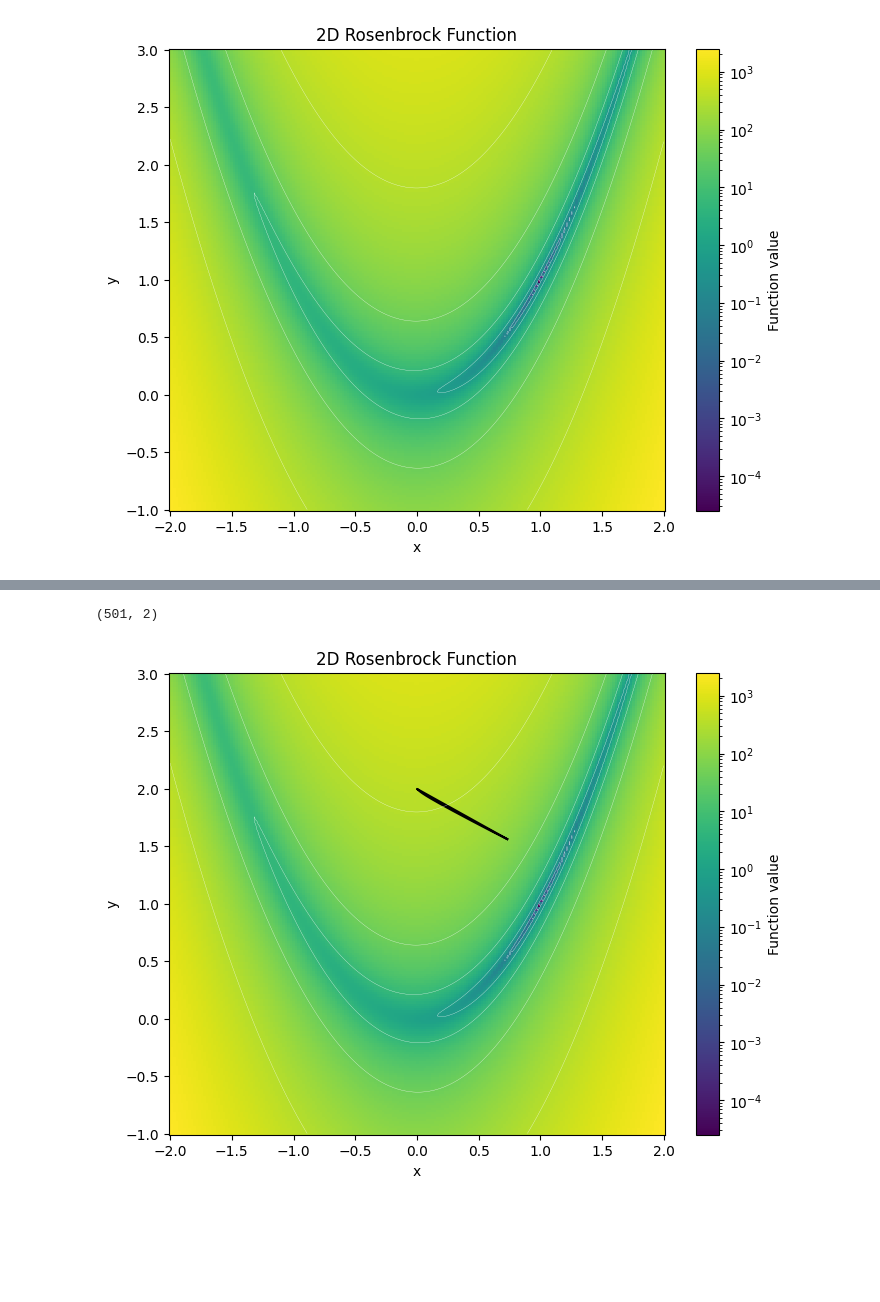
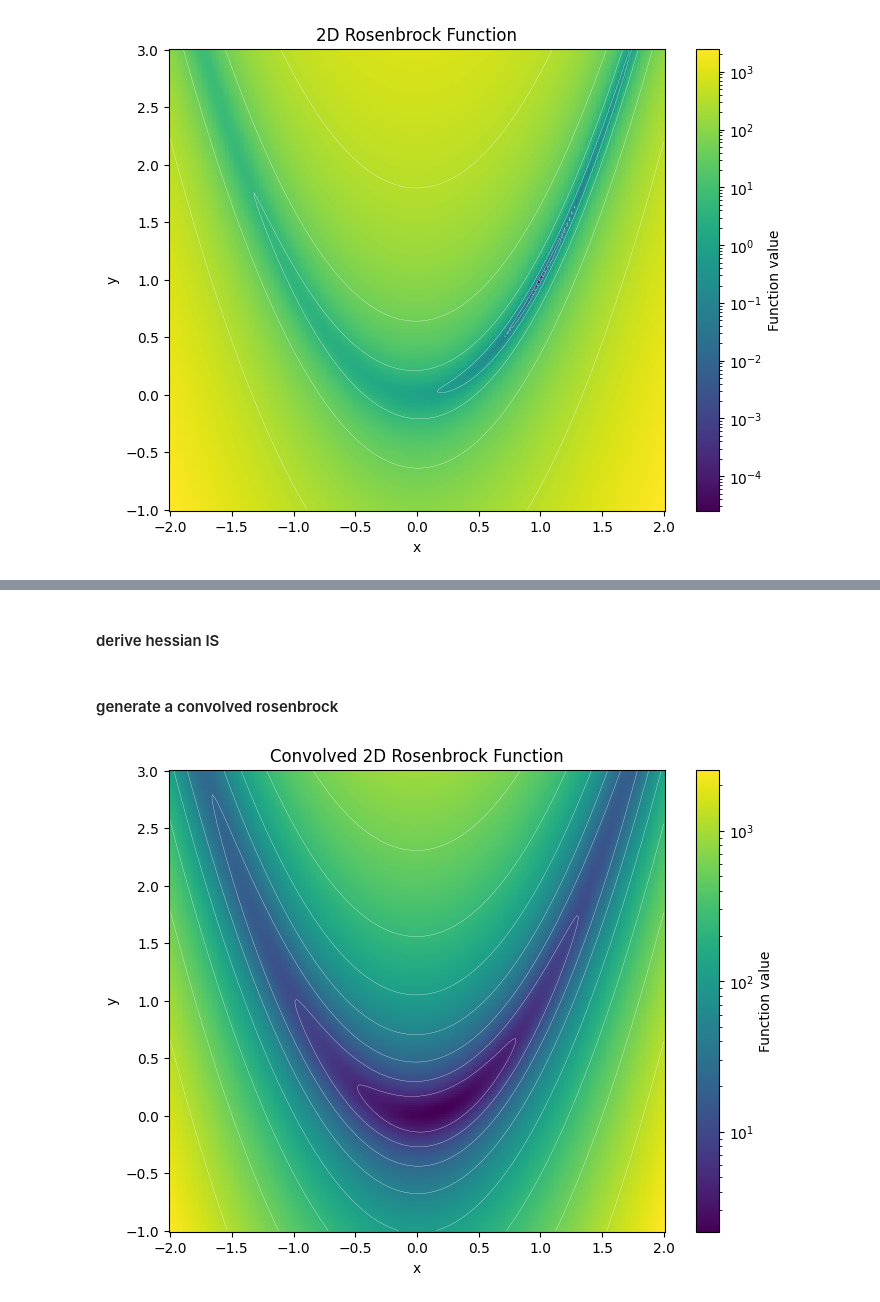
Before and after one commit to wangzican/prdpt2024, a Jupyter notebook: code/simple.ipynb, the cells around one changed output, grey strips where cells are left out. Drawn from its saved outputs; the diff is of its cells as text; code cells hidden in the pictures; blank space fills up the shorter version.

```diff
--- a/code/simple.ipynb
+++ b/code/simple.ipynb
@@ -137,0 +335,5 @@ x, _, _, x_list = NCG(f, x, max_iter, df, hf, opt_args=hparams)
+# %%
+x = torch.tensor([-1, 0.0]).requires_grad_(True)
+max_iter = 5000
+x, x_list = newton(f, x, max_iter, df, hf, rate = 1, modified=False)
+print(x)
@@ -157,3 +359,0 @@ plt.show()
-# %%
-x = torch.tensor([0.0, 2.0]).requires_grad_(True)
-gd_list = adam(f, x, opt_args=hparams)
@@ -159,0 +506,20 @@ gd_list = adam(f, x, opt_args=hparams)
+# %%
+def f_smooth(perturbed_x, update_fn, ctx_args):
+  with torch.no_grad():
+      losses = []
+      for j in range(perturbed_x.shape[0]):       # for each sample
+        print(perturbed_x[j, :])
+        perturbed_loss = f(perturbed_x[j, :])
+        losses.append(perturbed_loss)
+
+      avg_img = []
+      loss = torch.stack(losses)
+  return loss, avg_img
+
+def f_smooth2(perturbed_x, update_fn, ctx_args):
+  with torch.no_grad():
+      loss = f(perturbed_x)
+  return loss, []
+
+device = 'cpu'
+get_smoothed_loss = smoothFn(f_smooth2, device=device)
@@ -160,20 +636,31 @@ gd_list = adam(f, x, opt_args=hparams)
+# %% [markdown]
+#### derive hessian IS
+# %% [markdown]
+#### generate a convolved rosenbrock
 # %%
-print(gd_list.shape)
+grid_size = 200
+x1 = np.linspace(-2, 2, grid_size)
+x2 = np.linspace(-1, 3, grid_size)
+X1, X2 = np.meshgrid(x1, x2)
+x = np.stack([X1, X2], axis=2).reshape(-1, 2)
+y = np.zeros((grid_size*grid_size, 1))
+for i, point in enumerate(tqdm(x)):
+    convolved_value = convolve_function(f, gaussian_nd, torch.tensor([point]), n=100, sigma=0.1, sampler='grid')
+    y[i] = convolved_value.detach().numpy()
+y = y.reshape((grid_size,grid_size))
+
 fig, ax = plt.subplots(figsize=(8, 6))
-line1, = ax.plot(gd_list[:,0], gd_list[:,1],color='black', label='CG Trajectory')
 pcm = ax.pcolor(X1, X2, y, norm=colors.LogNorm(vmin=y.min(), vmax=y.max()))
 contour_levels = np.logspace(np.log10(y.min()), np.log10(y.max()), 10)
 contours = ax.contour(X1, X2, y, levels=contour_levels, colors='white', linewidths=0.2)
 # ax.clabel(contours, inline=True, fontsize=8)
 
 cbar = fig.colorbar(pcm, ax=ax)
 cbar.set_label('Function value')
-ax.set_title('2D Rosenbrock Function')
+ax.set_title('Convolved 2D Rosenbrock Function')
 ax.set_xlabel('x')
 ax.set_ylabel('y')
-# ax.legend(handles=[line1])
 
 plt.show()
 # %% [output]
-(501, 2)
-[figure, old version]
+[figure, new version]
```
Also changed, not shown: parts of 47 cells of this notebook, 10 other files.
